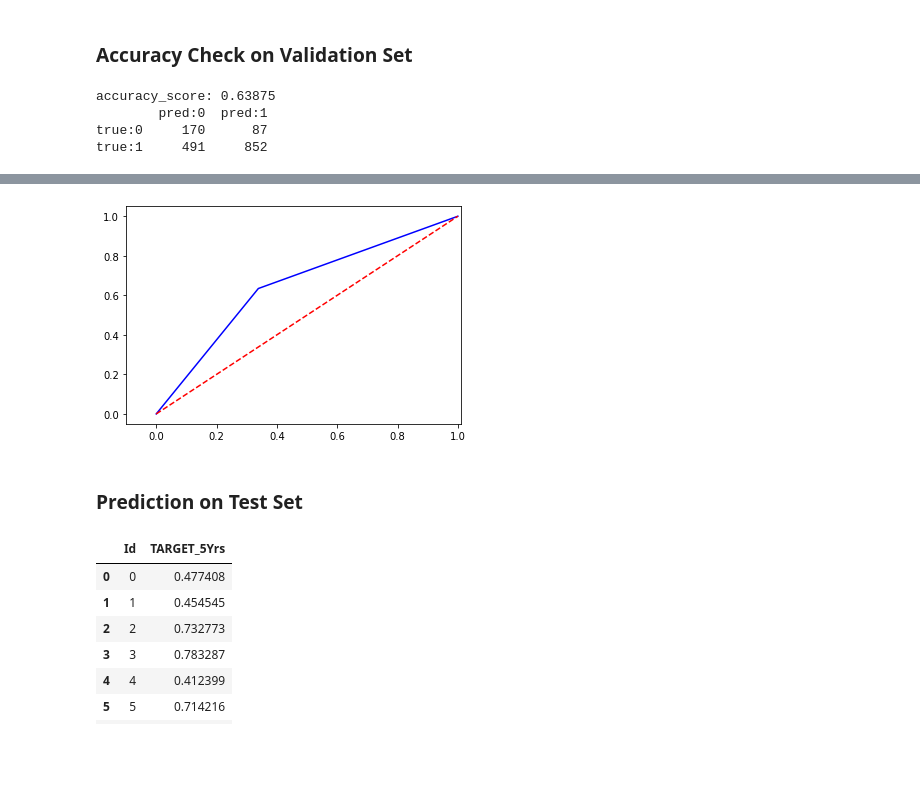
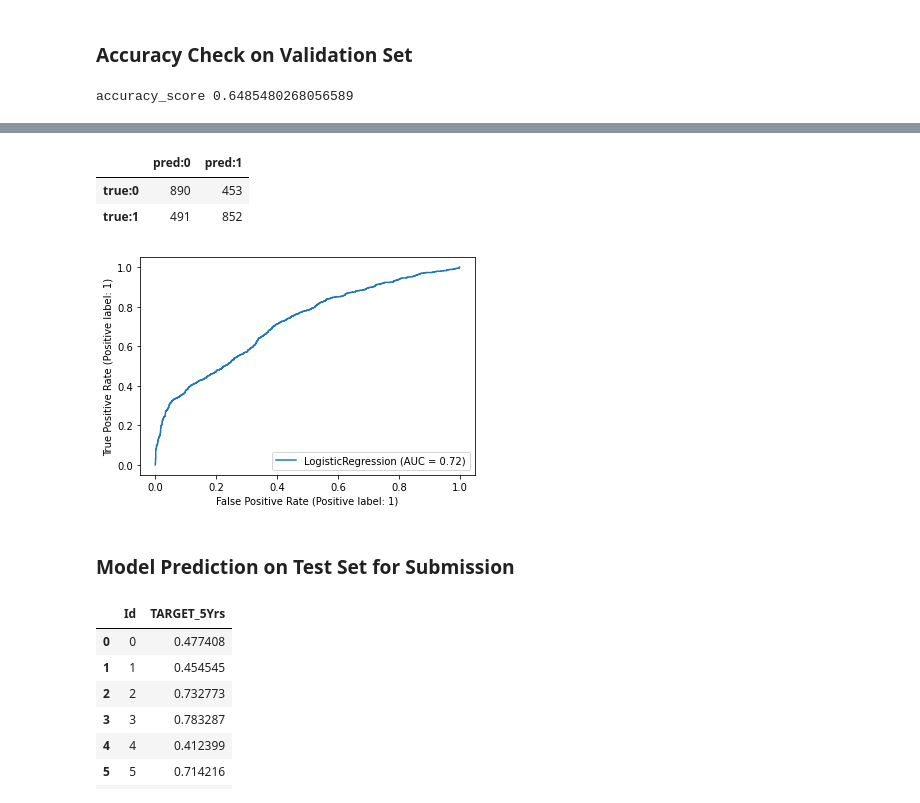
Before and after one commit to adv-dsi-group4/nba-career-prediction, a Jupyter notebook: notebooks/tin_hnin_13738339_week_2_logistic_regression_stdScaling_SMOTE_selectFeatures.ipynb, the cells around one changed output, grey strips where cells are left out. Cells and saved outputs as stored; diff of their text form; code cells hidden in the pictures; blank space fills up the shorter version.

```diff
--- a/notebooks/tin_hnin_13738339_week_2_logistic_regression_stdScaling_SMOTE_selectFeatures.ipynb
+++ b/notebooks/tin_hnin_13738339_week_2_logistic_regression_stdScaling_SMOTE_selectFeatures.ipynb
@@ -146,6 +122,7 @@ Counter({1: 1343, 0: 257})
 # %%
 # Resample Train Data
 X_train_res, y_train_res = data_reader.resample_data_upsample_smote(X_train, y_train)
+X_val_res, y_val_res = data_reader.resample_data_upsample_smote(X_val, y_val)
 
 # Re-plot the target
 data_reader.plot_class_balance(y_train_res)
@@ -177,17 +150,12 @@ true:1    1891    3435
 # %% [markdown]
 ### Accuracy Check on Validation Set
 # %%
-y_prob=log_reg.predict_proba(X_val)[:,1]
+## Check Accuracy Score
+y_pred=log_reg.predict(X_val_res)
 
-## Check Accuracy Score
-y_pred=log_reg.predict(X_val)
-print("accuracy_score:", accuracy_score(y_val, y_pred))
-print(confusion_matrix(y_val, y_pred))
-
-## Plot ROC
-plot_roc(y_val, y_pred)
+# # Check Accuracy Score
+print("accuracy_score", accuracy_score(y_val_res, y_pred))
+plot_roc_curve(log_reg,X_val_res, y_val_res)
+confusion_matrix(y_val_res, y_pred)
 # %% [output]
-accuracy_score: 0.63875
-        pred:0  pred:1
-true:0     170      87
-true:1     491     852
+accuracy_score 0.6485480268056589
@@ -195,4 +162,7 @@ true:1     491     852
+|  | pred:0 | pred:1 |
+| true:0 | 890 | 453 |
+| true:1 | 491 | 852 |
-[figure, old version]
+[figure, new version]
 # %% [markdown]
-### Prediction on Test Set
+### Model Prediction on Test Set for Submission
 # %%
```
Also changed, not shown: parts of 13 cells of this notebook, 4 other files.
